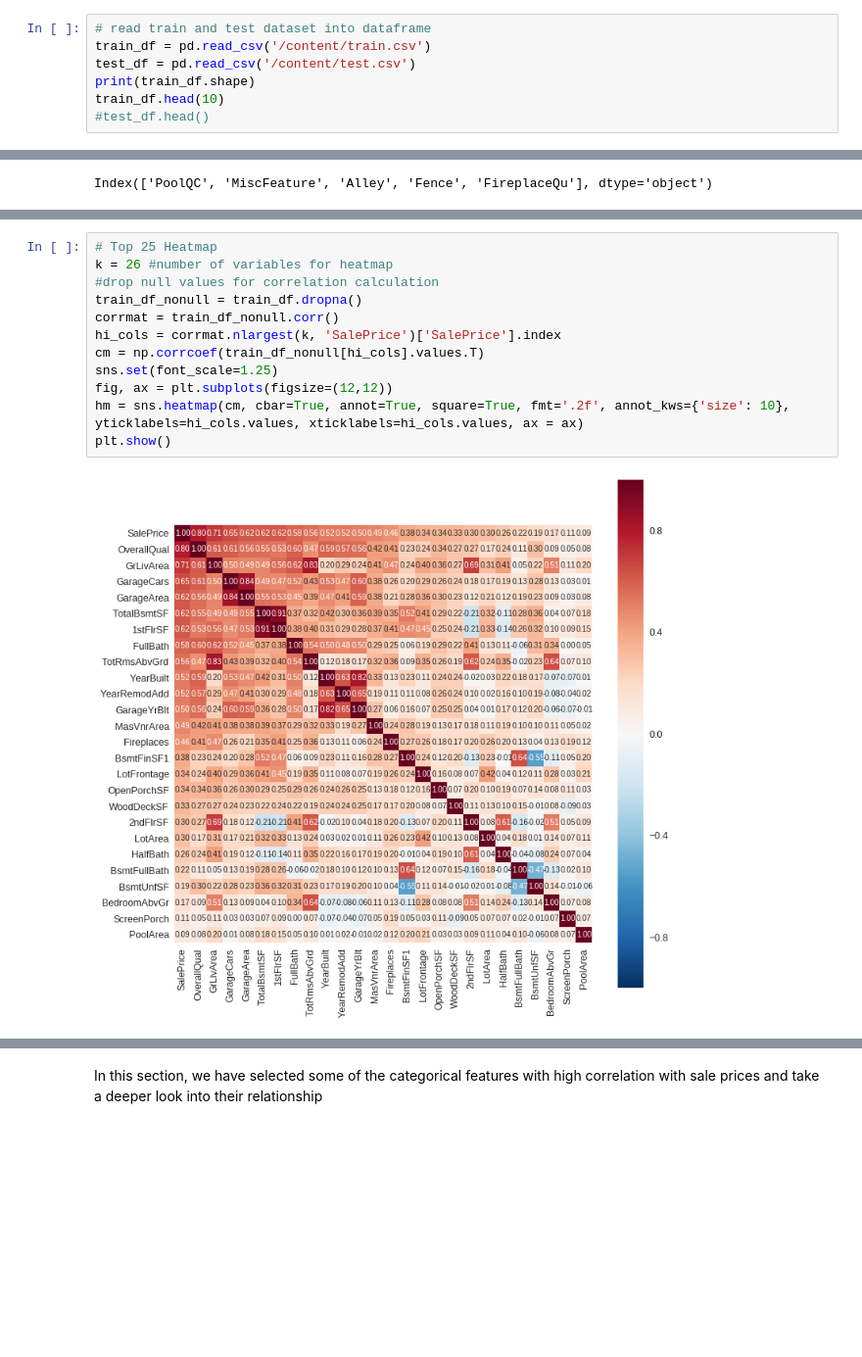
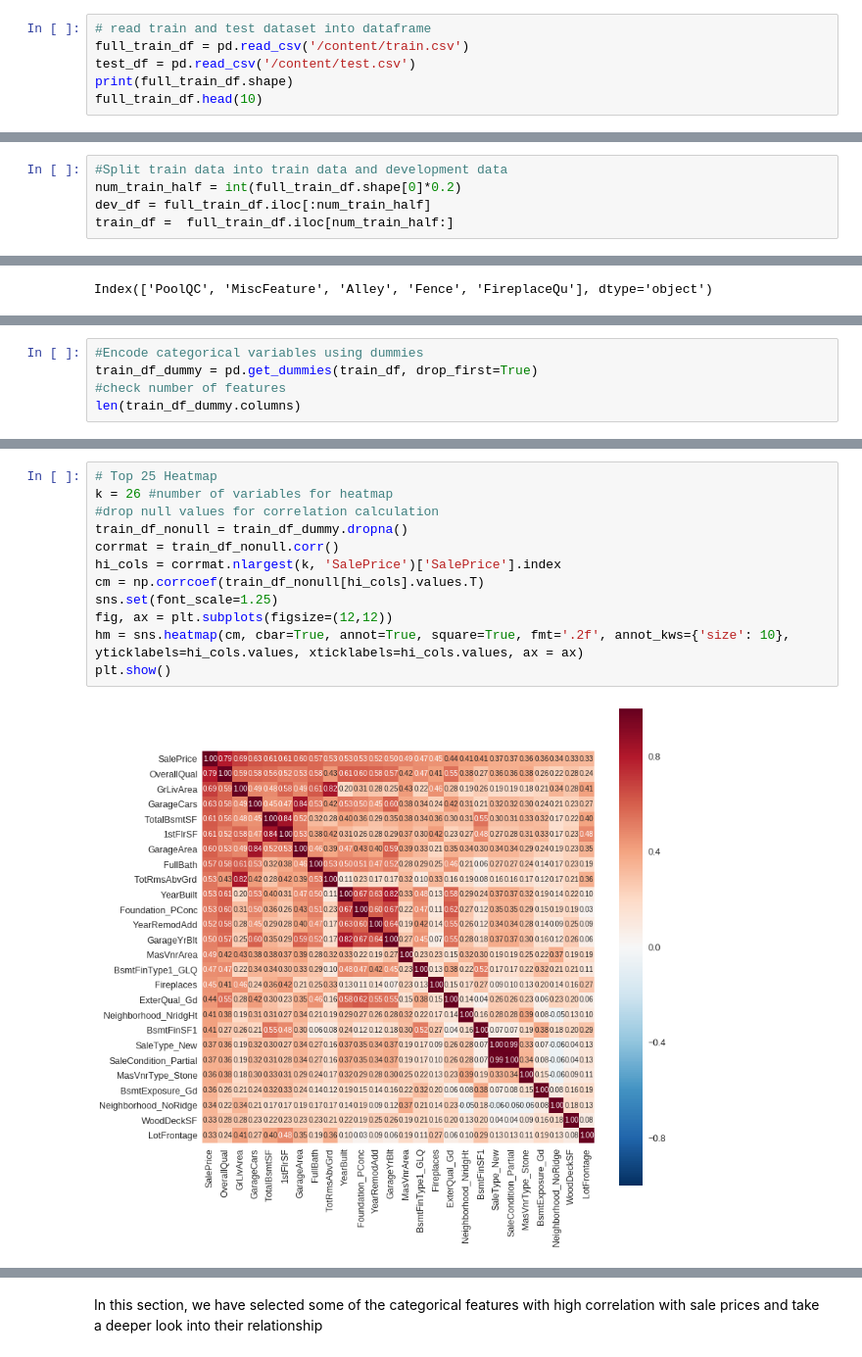
Before and after one commit to jjpeh/W207, a Jupyter notebook: W207_Home_Price_Prediction.ipynb, the cells around one changed output, grey strips where cells are left out. Shown at 98% size. Saved outputs shown, nothing was run; the diff lists cells and outputs as text; blank space fills up the shorter version.

```diff
--- a/W207_Home_Price_Prediction.ipynb
+++ b/W207_Home_Price_Prediction.ipynb
@@ -45,10 +52,9 @@ data_description.txt: Skipping, found more recently modified local copy (use --f
 # %%
 # read train and test dataset into dataframe
-train_df = pd.read_csv('/content/train.csv')
+full_train_df = pd.read_csv('/content/train.csv')
 test_df = pd.read_csv('/content/test.csv')
-print(train_df.shape)
-train_df.head(10)
-#test_df.head()
+print(full_train_df.shape)
+full_train_df.head(10)
 # %% [output]
 (1460, 81)
 |  | Id | MSSubClass | MSZoning | LotFrontage | LotArea | Street | Alley | LotShape | LandContour | ... |
@@ -72,3 +72,8 @@ train_df.head(10)
+# %%
+#Split train data into train data and development data
+num_train_half = int(full_train_df.shape[0]*0.2)
+dev_df = full_train_df.iloc[:num_train_half]
+train_df =  full_train_df.iloc[num_train_half:]
 # %%
 #drop Id column which is not relevant to what we will be using
 train_df.drop(['Id'], axis = 1, inplace = True)
@@ -137,0 +166,5 @@ In total, we are left with 37 numerical features and 38 non-numerical features
+# %%
+#Encode categorical variables using dummies
+train_df_dummy = pd.get_dummies(train_df, drop_first=True)
+#check number of features
+len(train_df_dummy.columns)
@@ -141,17 +175,17 @@ In total, we are left with 37 numerical features and 38 non-numerical features
 # %%
 # Top 25 Heatmap
 k = 26 #number of variables for heatmap
 #drop null values for correlation calculation
-train_df_nonull = train_df.dropna()
+train_df_nonull = train_df_dummy.dropna()
 corrmat = train_df_nonull.corr()
 hi_cols = corrmat.nlargest(k, 'SalePrice')['SalePrice'].index
 cm = np.corrcoef(train_df_nonull[hi_cols].values.T)
 sns.set(font_scale=1.25)
 fig, ax = plt.subplots(figsize=(12,12))
 hm = sns.heatmap(cm, cbar=True, annot=True, square=True, fmt='.2f', annot_kws={'size': 10}, yticklabels=hi_cols.values, xticklabels=hi_cols.values, ax = ax)
 plt.show()
 # %% [output]
-[figure, old version]
+[figure, new version]
 # %%
 # assign top 25 features that correlates to Sales Price in new dataframe
 #top25_df = train_df[hi_cols[1:]]   # slice out SalePrice as it's outcome variable
```
Also changed, not shown: parts of 87 cells of this notebook.
